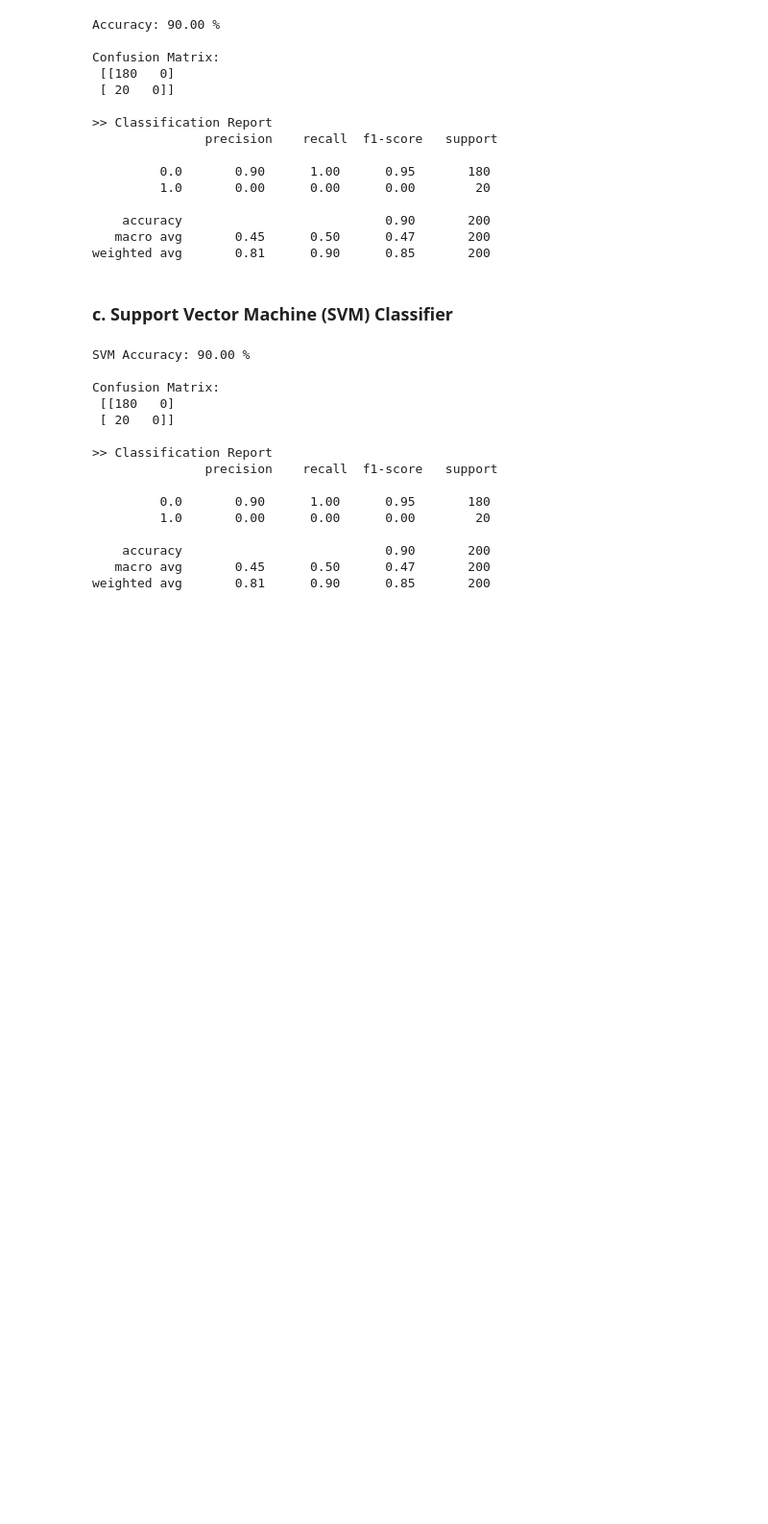
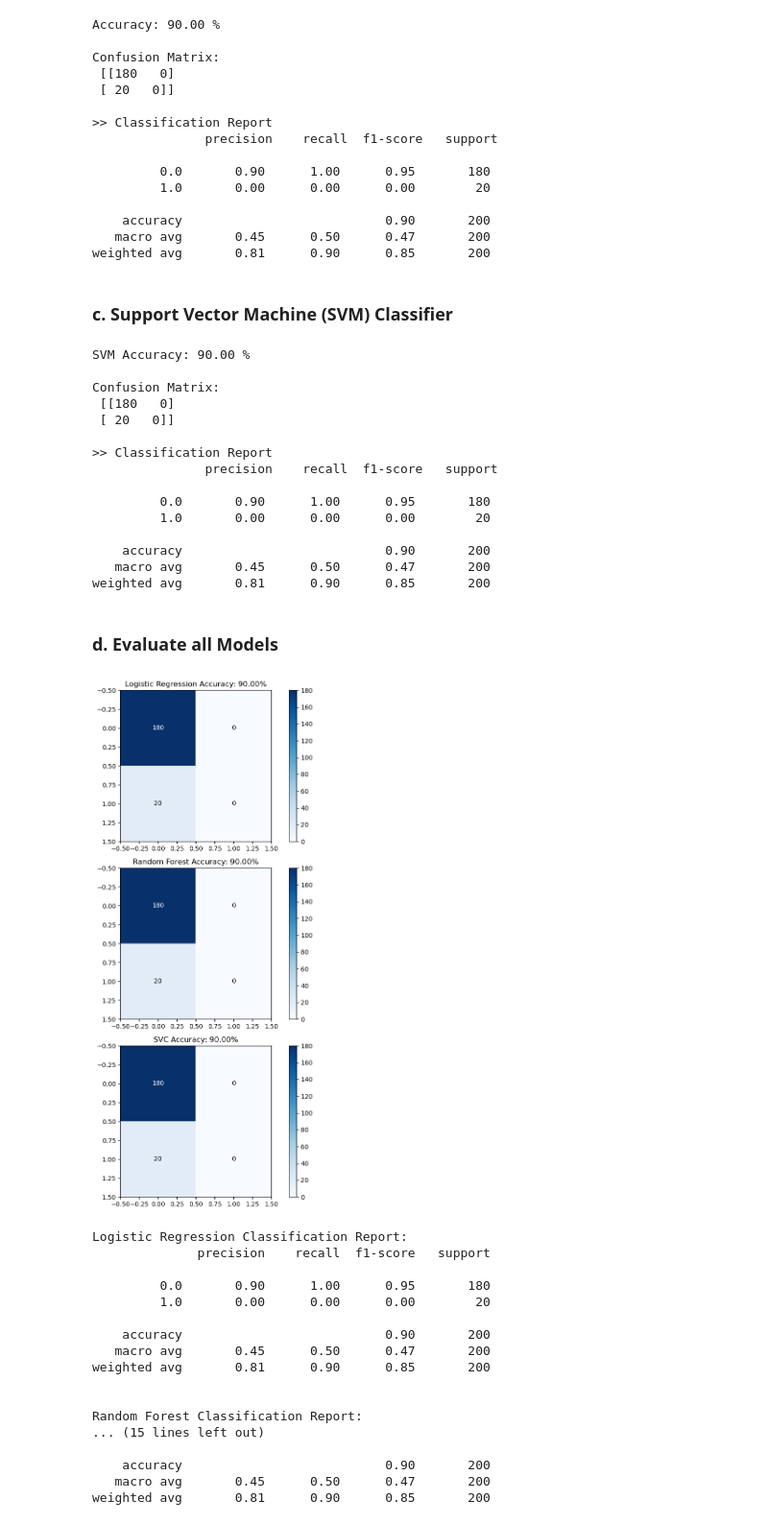
Before and after one commit to carlos-alves-one/-NeuroCredit, a Jupyter notebook: logistic_regression.ipynb, the cells around one changed output. Shown at 96% size. Drawn from its saved outputs; the diff is of its cells as text; code cells hidden in the pictures; blank space fills up the shorter version.

Commit message:
Store the predictions of the models in a dictionary

```diff
--- a/logistic_regression.ipynb
+++ b/logistic_regression.ipynb
@@ -318,3 +318,6 @@ log_reg = LogisticRegression()
 
 # Train the model on the training data
 log_reg.fit(X_train, y_train)
+
+# Predict the target on the test data
+y_pred_log = log_reg.predict(X_test)
@@ -328,3 +329,6 @@ rf_clf = RandomForestClassifier(n_estimators=100, random_state=42)
 
 # Train the model on the training data
 rf_clf.fit(X_train, y_train)
+
+# Predict the target on the test data
+y_pred_rf = rf_clf.predict(X_test)
@@ -435,3 +438,52 @@ Confusion Matrix:
     accuracy                           0.90       200
    macro avg       0.45      0.50      0.47       200
 weighted avg       0.81      0.90      0.85       200
+# %% [markdown]
+### d. Evaluate all Models
+# %%
+# Store the predictions of the models in a dictionary
+models = {'Logistic Regression': y_pred_log, 'Random Forest': y_pred_rf, 'SVC': y_pred_svc}
+fig, axes = plt.subplots(nrows=len(models), ncols=1, figsize=(8, len(models) * 4))
+
+for ax, (name, y_pred) in zip(axes, models.items()):
+    accuracy = accuracy_score(y_test, y_pred)
+    conf_matrix = confusion_matrix(y_test, y_pred)
+    class_report = classification_report(y_test, y_pred, output_dict=True)
+
+    im = ax.imshow(conf_matrix, interpolation='nearest', cmap=plt.cm.Blues)
+    ax.figure.colorbar(im, ax=ax)
+    ax.set_title(f"{name} Accuracy: {accuracy * 100:.2f}%")
+
+    # Display the confusion matrix on the plot
+    for i in range(conf_matrix.shape[0]):
+        for j in range(conf_matrix.shape[1]):
+            ax.text(j, i, format(conf_matrix[i, j], "d"),
+                    ha="center", va="center",
+                    color="white" if conf_matrix[i, j] > conf_matrix.max() / 2 else "black")
+
+plt.tight_layout()
+plt.show()
+
+# Print classification report for each model
+for name, y_pred in models.items():
+    class_report = classification_report(y_test, y_pred)
+    print(f"{name} Classification Report:\n{class_report}\n")
+# %% [output]
+[figure, added]
+Logistic Regression Classification Report:
+              precision    recall  f1-score   support
+
+         0.0       0.90      1.00      0.95       180
+         1.0       0.00      0.00      0.00        20
+
+    accuracy                           0.90       200
+   macro avg       0.45      0.50      0.47       200
+weighted avg       0.81      0.90      0.85       200
+
+
+Random Forest Classification Report:
+... (15 lines left out)
+
+    accuracy                           0.90       200
+   macro avg       0.45      0.50      0.47       200
+weighted avg       0.81      0.90      0.85       200
```
Also changed, not shown: parts of 3 cells of this notebook, 1 other file.
